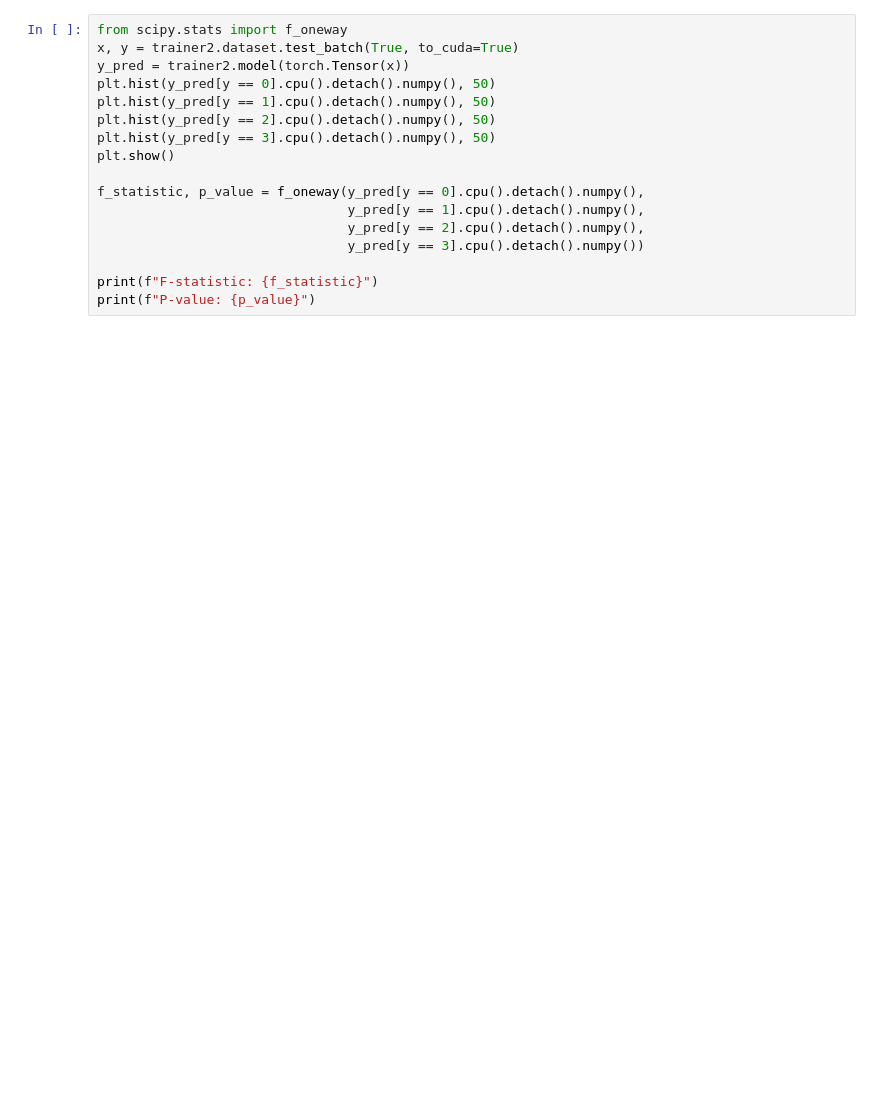
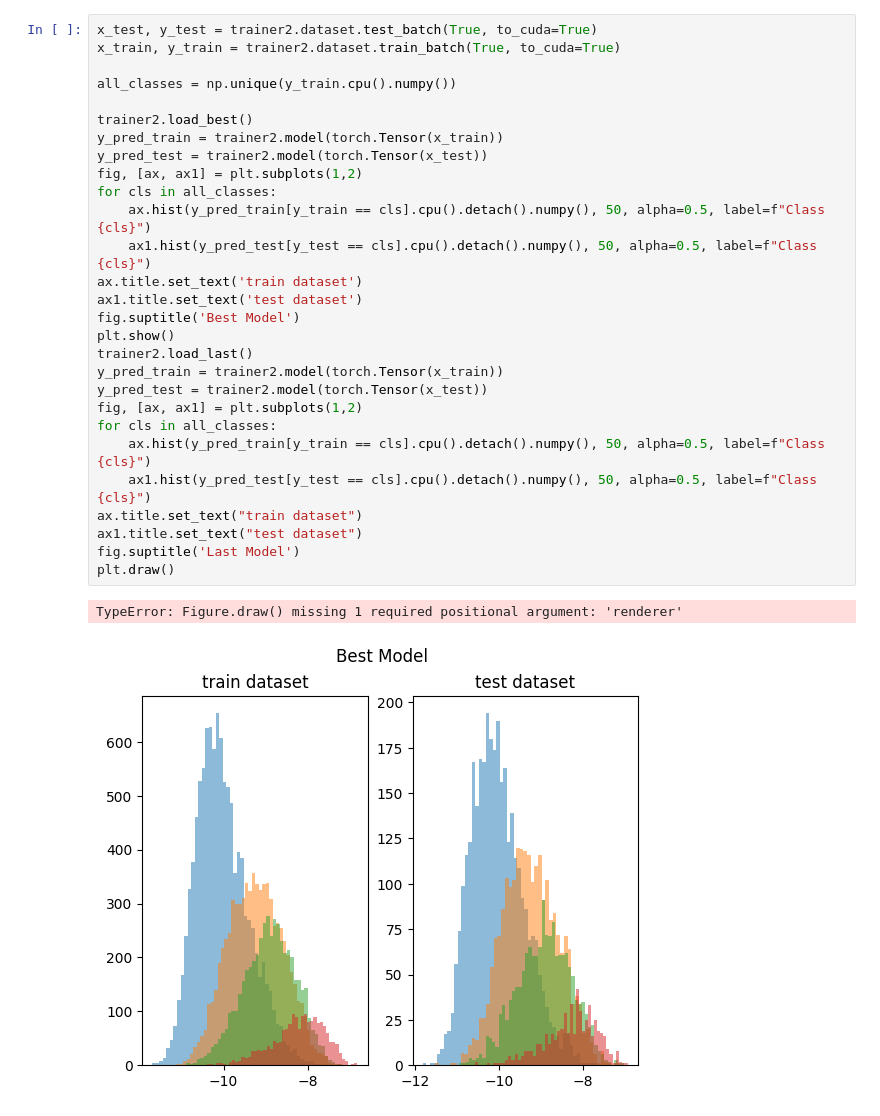
Before and after one commit to ClementPla/PycalcActivation, a Jupyter notebook: notebooks/temp.ipynb, the cells around one changed output. Drawn from its saved outputs; the diff is of its cells as text; blank space fills up the shorter version.

```diff
--- a/notebooks/temp.ipynb
+++ b/notebooks/temp.ipynb
@@ -159,17 +229,31 @@ Class weights:
 # %%
-from scipy.stats import f_oneway
-x, y = trainer2.dataset.test_batch(True, to_cuda=True)
-y_pred = trainer2.model(torch.Tensor(x))
-plt.hist(y_pred[y == 0].cpu().detach().numpy(), 50)
-plt.hist(y_pred[y == 1].cpu().detach().numpy(), 50)
-plt.hist(y_pred[y == 2].cpu().detach().numpy(), 50)
-plt.hist(y_pred[y == 3].cpu().detach().numpy(), 50)
+x_test, y_test = trainer2.dataset.test_batch(True, to_cuda=True)
+x_train, y_train = trainer2.dataset.train_batch(True, to_cuda=True)
+
+all_classes = np.unique(y_train.cpu().numpy())
+
+trainer2.load_best()
+y_pred_train = trainer2.model(torch.Tensor(x_train))
+y_pred_test = trainer2.model(torch.Tensor(x_test))
+fig, [ax, ax1] = plt.subplots(1,2)
+for cls in all_classes:
+    ax.hist(y_pred_train[y_train == cls].cpu().detach().numpy(), 50, alpha=0.5, label=f"Class {cls}")
+    ax1.hist(y_pred_test[y_test == cls].cpu().detach().numpy(), 50, alpha=0.5, label=f"Class {cls}")
+ax.title.set_text('train dataset')
+ax1.title.set_text('test dataset')
+fig.suptitle('Best Model')
 plt.show()
-
-f_statistic, p_value = f_oneway(y_pred[y == 0].cpu().detach().numpy(),
-                                y_pred[y == 1].cpu().detach().numpy(),
-                                y_pred[y == 2].cpu().detach().numpy(),
-                                y_pred[y == 3].cpu().detach().numpy())
-
-print(f"F-statistic: {f_statistic}")
-print(f"P-value: {p_value}")
+trainer2.load_last()
+y_pred_train = trainer2.model(torch.Tensor(x_train))
+y_pred_test = trainer2.model(torch.Tensor(x_test))
+fig, [ax, ax1] = plt.subplots(1,2)
+for cls in all_classes:
+    ax.hist(y_pred_train[y_train == cls].cpu().detach().numpy(), 50, alpha=0.5, label=f"Class {cls}")
+    ax1.hist(y_pred_test[y_test == cls].cpu().detach().numpy(), 50, alpha=0.5, label=f"Class {cls}")
+ax.title.set_text("train dataset")
+ax1.title.set_text("test dataset")
+fig.suptitle('Last Model')
+plt.draw()
+# %% [output]
+TypeError: Figure.draw() missing 1 required positional argument: 'renderer'
+[figure, added]
```
Also changed, not shown: parts of 11 cells of this notebook, 4 other files.
